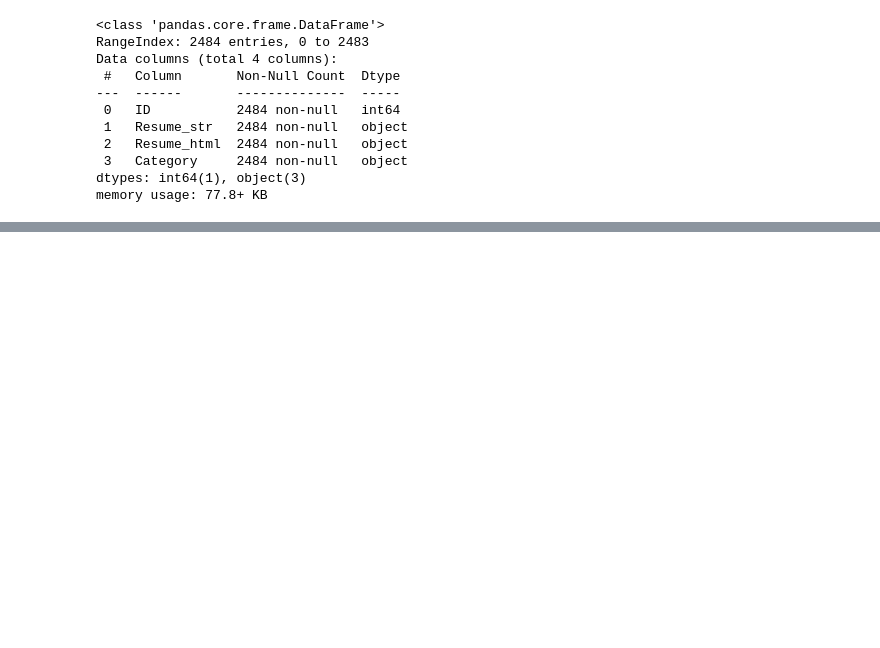
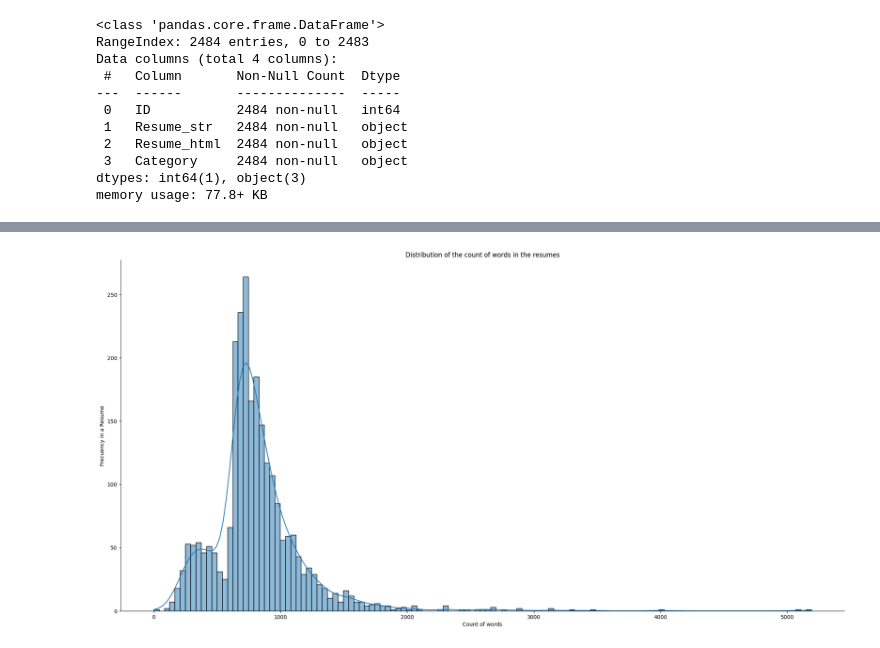
Before and after one commit to TrodriTen/Veridia-Intership, a Jupyter notebook: jupyter/data_understanding.ipynb, the cells around one changed output, grey strips where cells are left out. Drawn from its saved outputs; the diff is of its cells as text; code cells hidden in the pictures; blank space fills up the shorter version.

```diff
--- a/jupyter/data_understanding.ipynb
+++ b/jupyter/data_understanding.ipynb
@@ -103,0 +136,9 @@ perfil.to_notebook_iframe()
+# %%
+word_counts = data['Resume_str'].str.split().str.len()
+sns.displot(word_counts,  kde=True, height=10, aspect=2)
+plt.xlabel("Count of words")
+plt.ylabel("Frecuency in a Resume")
+plt.title("Distribution of the count of words in the resumes")
+plt.show()
+# %% [output]
+[figure, added]
```
Also changed, not shown: parts of 26 cells of this notebook, 5 other files.
